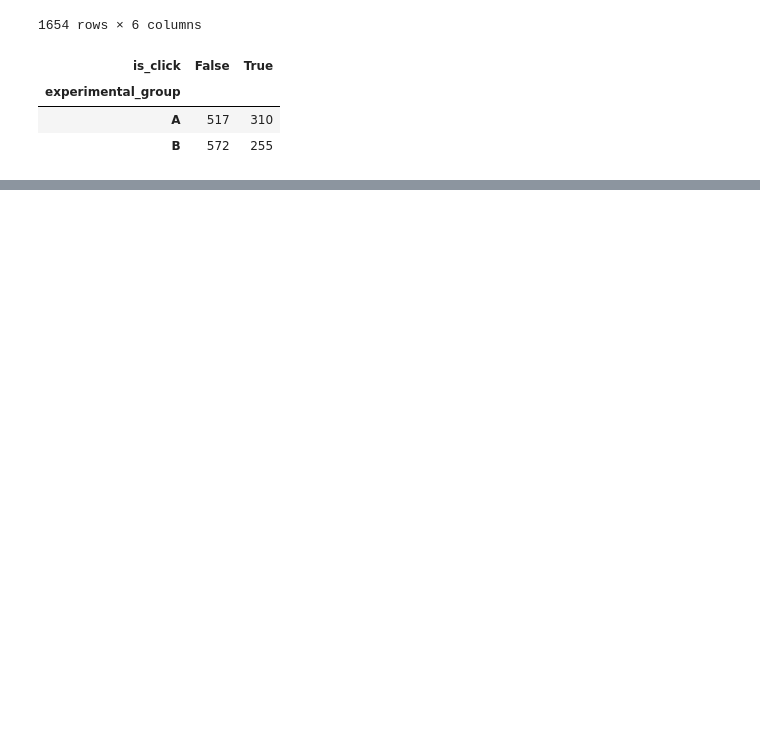
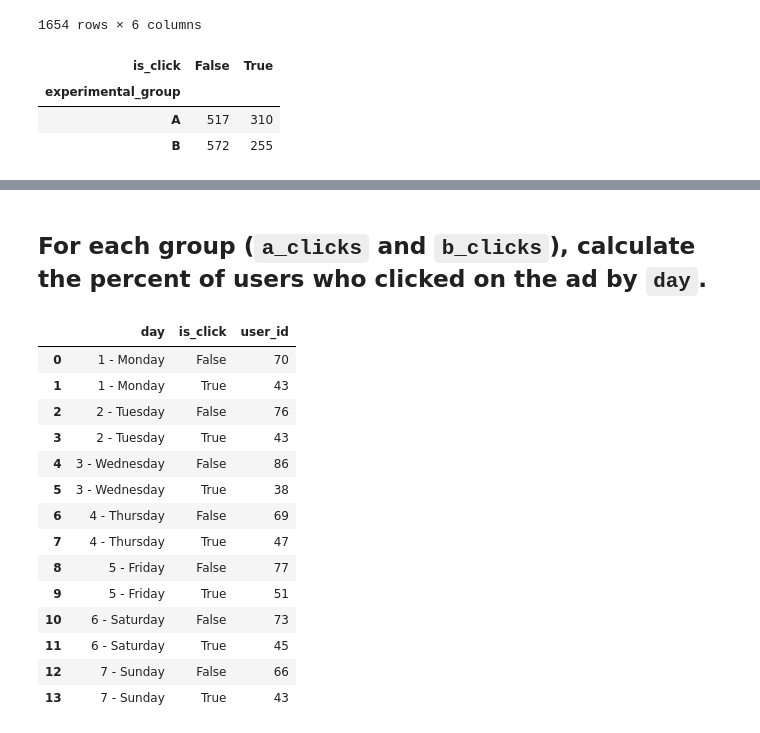
Before and after one commit to anwarrahim/Portfolio_Projects, a Jupyter notebook: 6) A-B testing for showfly.com/AB_testing_showfly.com.ipynb, the cells around one changed output, grey strips where cells are left out. Drawn from its saved outputs; the diff is of its cells as text; code cells hidden in the pictures; blank space fills up the shorter version.

Commit message:
number of person click by day on ad A

```diff
--- a/6) A-B testing for showfly.com/AB_testing_showfly.com.ipynb
+++ b/6) A-B testing for showfly.com/AB_testing_showfly.com.ipynb
@@ -195,0 +196,3 @@ ab_testing_AB_pivot
+# %%
+#dataframe for A group
+a_clicks = ad_clicks[ad_clicks.experimental_group == 'A']
@@ -195,0 +220,24 @@ ab_testing_AB_pivot
+# %% [markdown]
+## For each group (`a_clicks` and `b_clicks`), calculate the percent of users who clicked on the ad by `day`.
+# %%
+a_clicks_by_day = a_clicks.groupby(['day', 'is_click'])\
+    .user_id.count()\
+    .reset_index()
+# %%
+a_clicks_by_day
+# %% [output]
+|  | day | is_click | user_id |
+| 0 | 1 - Monday | False | 70 |
+| 1 | 1 - Monday | True | 43 |
+| 2 | 2 - Tuesday | False | 76 |
+| 3 | 2 - Tuesday | True | 43 |
+| 4 | 3 - Wednesday | False | 86 |
+| 5 | 3 - Wednesday | True | 38 |
+| 6 | 4 - Thursday | False | 69 |
+| 7 | 4 - Thursday | True | 47 |
+| 8 | 5 - Friday | False | 77 |
+| 9 | 5 - Friday | True | 51 |
+| 10 | 6 - Saturday | False | 73 |
+| 11 | 6 - Saturday | True | 45 |
+| 12 | 7 - Sunday | False | 66 |
+| 13 | 7 - Sunday | True | 43 |
```
Also changed, not shown: parts of 9 cells of this notebook.
